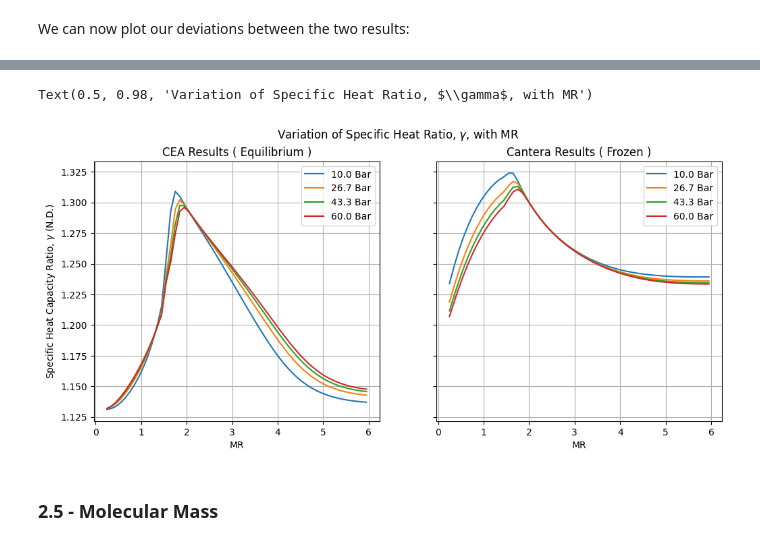
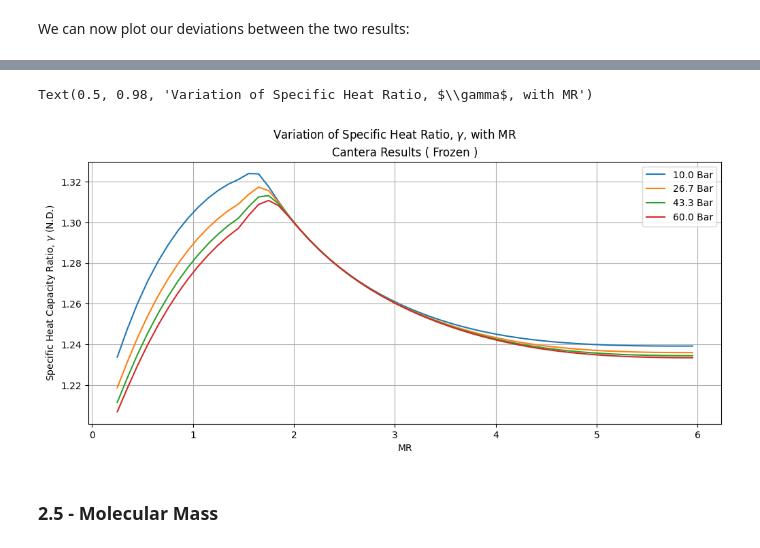
Before and after one commit to Open-Turbopumps/ManRayAndTheDirtyBubble, a Jupyter notebook: fluidics/gas_generator/design/combustion_parameteric_study.ipynb, the cells around one changed output, grey strips where cells are left out. Saved outputs shown, nothing was run; the diff lists cells and outputs as text; code cells hidden in the pictures.

```diff
--- a/fluidics/gas_generator/design/combustion_parameteric_study.ipynb
+++ b/fluidics/gas_generator/design/combustion_parameteric_study.ipynb
@@ -329,32 +329,32 @@ Max deviation: 11.1 %
 # %%
-fig, axs = plt.subplots(nrows = 1, ncols = 2, sharex= True, sharey=True, figsize=(12,5))
+fig, axs = plt.subplots(nrows = 1, ncols = 1, sharex= True, sharey=True, figsize=(12,5))
 
 i = 0
 for row in MR_array.T:
 
-    axs[0].plot(MR_array[:,i], gamma_cea_array[:, i], label=f"{p_array[0,i]/1e5:.1f} Bar")
-    axs[1].plot(MR_array[:,i], gamma_ctr_array[:, i], label=f"{p_array[0,i]/1e5:.1f} Bar")
+    # axs[0].plot(MR_array[:,i], gamma_cea_array[:, i], label=f"{p_array[0,i]/1e5:.1f} Bar")
+    axs.plot(MR_array[:,i], gamma_ctr_array[:, i], label=f"{p_array[0,i]/1e5:.1f} Bar")
 
     i += 1
 
-axs[0].legend()
-axs[1].legend()
+# axs[0].legend()
+axs.legend()
 
-axs[0].set_title("CEA Results ( Equilibrium )")
-axs[1].set_title("Cantera Results ( Frozen )")
+# axs[0].set_title("CEA Results ( Equilibrium )")
+axs.set_title("Cantera Results ( Frozen )")
 
-axs[0].set_xlabel("MR")
-axs[1].set_xlabel("MR")
+# axs[0].set_xlabel("MR")
+axs.set_xlabel("MR")
 
-axs[0].set_ylabel(r"Specific Heat Capacity Ratio, $\gamma$ (N.D.)")
+axs.set_ylabel(r"Specific Heat Capacity Ratio, $\gamma$ (N.D.)")
 
-axs[0].grid()
-axs[1].grid()
+# axs[0].grid()
+axs.grid()
 
 fig.suptitle(r"Variation of Specific Heat Ratio, $\gamma$, with MR")
 # %% [output]
 Text(0.5, 0.98, 'Variation of Specific Heat Ratio, $\\gamma$, with MR')
-[figure, old version]
+[figure, new version]
 # %% [markdown]
 ### 2.5 - Molecular Mass
 # %% [markdown]
```
Also changed, not shown: parts of 22 cells of this notebook, 1 other file.
